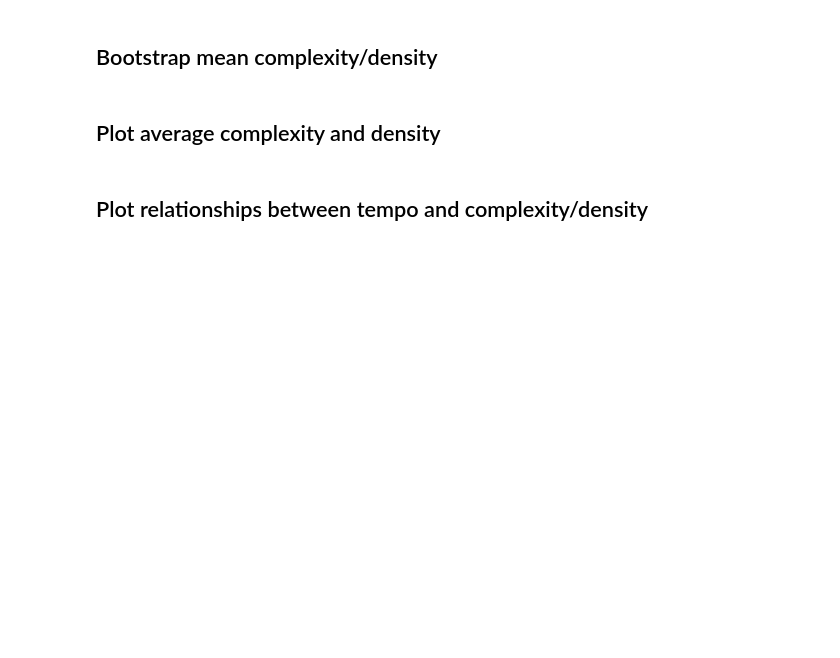
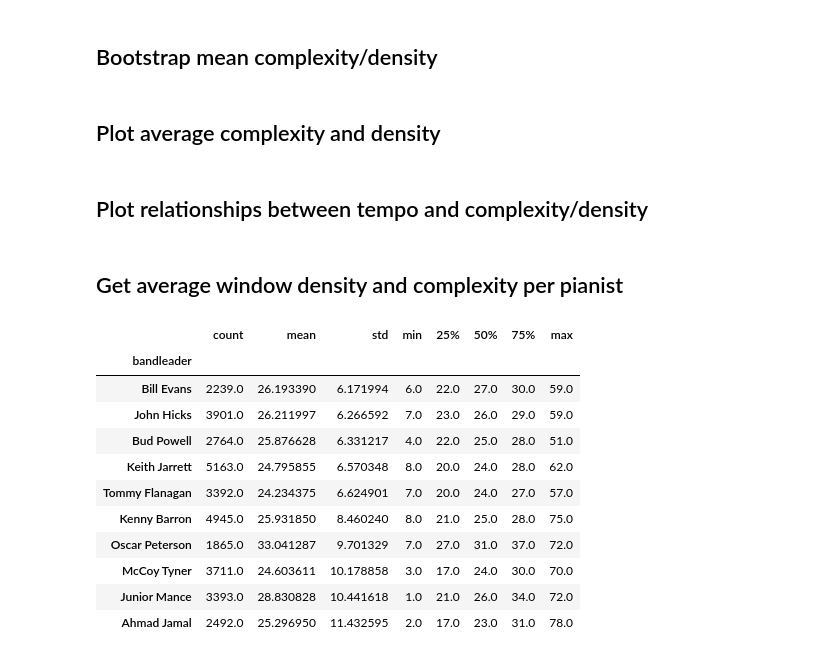
Before and after one commit to HuwCheston/Jazz-Trio-Database, a Jupyter notebook: notebooks/rhythm/0.1-cheston-ioi-complexity.ipynb, the cells around one changed output. Saved outputs shown, nothing was run; the diff lists cells and outputs as text; code cells hidden in the pictures; blank space fills up the shorter version.

```diff
--- a/notebooks/rhythm/0.1-cheston-ioi-complexity.ipynb
+++ b/notebooks/rhythm/0.1-cheston-ioi-complexity.ipynb
@@ -136,3 +142,5 @@ plt.show()
 stats.pearsonr(average.dropna()['tempo'], average.dropna()['n_onsets'])
 # %%
 average.dropna().shape
+# %% [markdown]
+## Get average window density and complexity per pianist
@@ -138,0 +175,15 @@ average.dropna().shape
+# %%
+cdf.groupby('bandleader')['n_onsets'].describe().sort_values(by='std')
+# %% [output]
+|  | count | mean | std | min | 25% | 50% | 75% | max |
+| bandleader |  |  |  |  |  |  |  |  |
+| Bill Evans | 2239.0 | 26.193390 | 6.171994 | 6.0 | 22.0 | 27.0 | 30.0 | 59.0 |
+| John Hicks | 3901.0 | 26.211997 | 6.266592 | 7.0 | 23.0 | 26.0 | 29.0 | 59.0 |
+| Bud Powell | 2764.0 | 25.876628 | 6.331217 | 4.0 | 22.0 | 25.0 | 28.0 | 51.0 |
+| Keith Jarrett | 5163.0 | 24.795855 | 6.570348 | 8.0 | 20.0 | 24.0 | 28.0 | 62.0 |
+| Tommy Flanagan | 3392.0 | 24.234375 | 6.624901 | 7.0 | 20.0 | 24.0 | 27.0 | 57.0 |
+| Kenny Barron | 4945.0 | 25.931850 | 8.460240 | 8.0 | 21.0 | 25.0 | 28.0 | 75.0 |
+| Oscar Peterson | 1865.0 | 33.041287 | 9.701329 | 7.0 | 27.0 | 31.0 | 37.0 | 72.0 |
+| McCoy Tyner | 3711.0 | 24.603611 | 10.178858 | 3.0 | 17.0 | 24.0 | 30.0 | 70.0 |
+| Junior Mance | 3393.0 | 28.830828 | 10.441618 | 1.0 | 21.0 | 26.0 | 34.0 | 72.0 |
+| Ahmad Jamal | 2492.0 | 25.296950 | 11.432595 | 2.0 | 17.0 | 23.0 | 31.0 | 78.0 |
```
Also changed, not shown: parts of 7 cells of this notebook, 3 other files.
